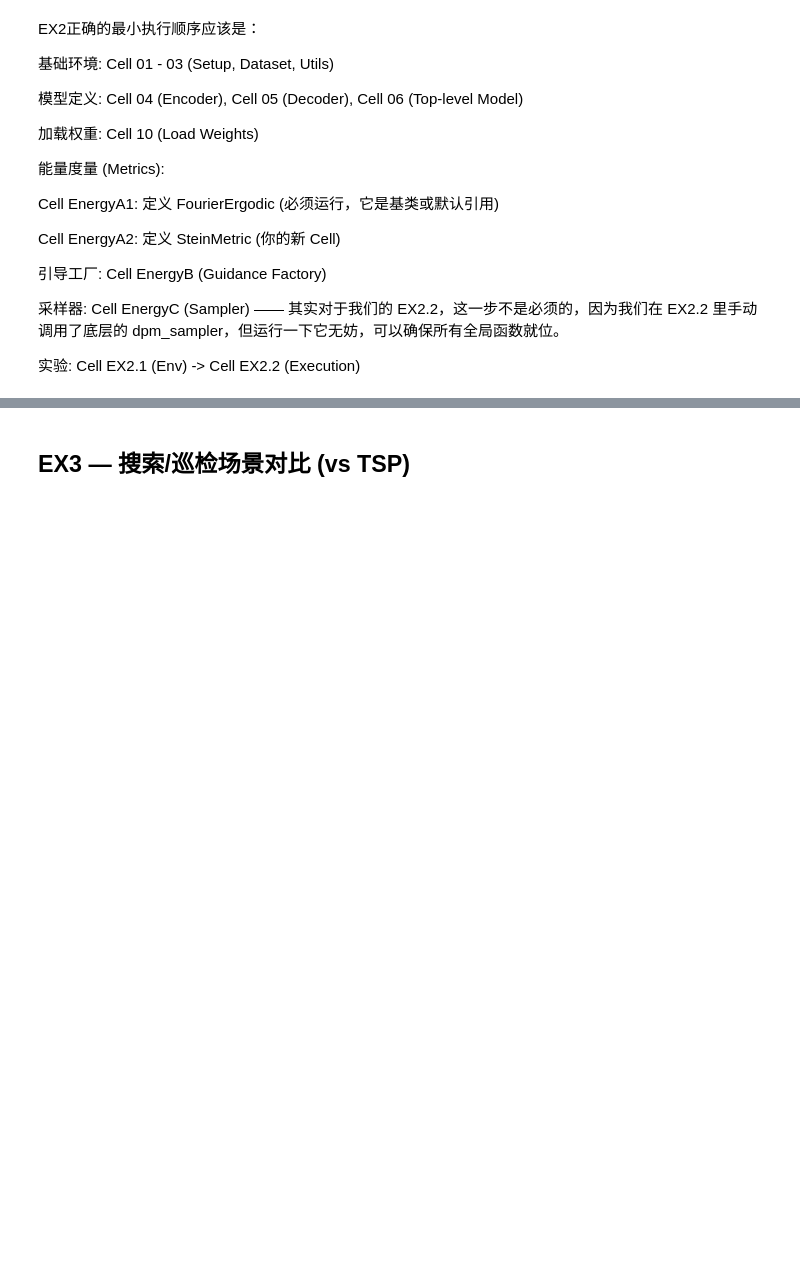
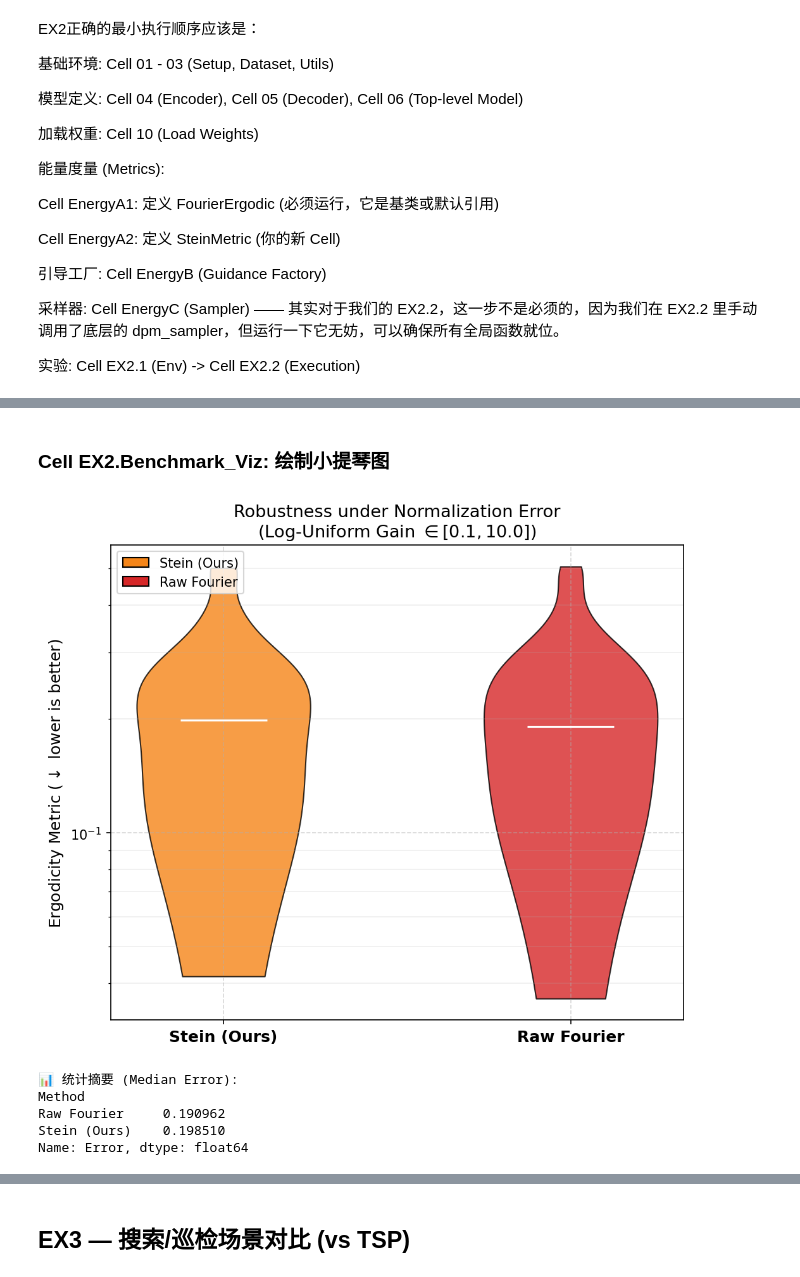
Before and after one commit to Islehecha/Diffusion-Ergodic-wandb, a Jupyter notebook: diffusion_ergodic/diffusion_ergodic energy Transformer.iPynb, the cells around one changed output, grey strips where cells are left out. Cells and saved outputs as stored; diff of their text form; code cells hidden in the pictures; blank space fills up the shorter version.

```diff
--- a/diffusion_ergodic/diffusion_ergodic energy Transformer.iPynb
+++ b/diffusion_ergodic/diffusion_ergodic energy Transformer.iPynb
@@ -5000,0 +4646,58 @@ Original: 101 -> Truncated: 101
+# %% [markdown]
+### Cell EX2.Benchmark_Viz: 绘制小提琴图
+# %%
+# Cell EX2.Benchmark_Viz: 绘制小提琴图
+import matplotlib.pyplot as plt
+import pandas as pd
+from matplotlib.patches import Patch
+
+df = pd.DataFrame(results_benchmark)
+
+# 设置风格
+plt.style.use('default')
+fig, ax = plt.subplots(figsize=(7, 6), dpi=150)
+
+# 准备数据
+data_stein = df[df['Method'] == 'Stein (Ours)']['Error'].values
+data_fourier = df[df['Method'] == 'Raw Fourier']['Error'].values
+
+# 绘制小提琴图
+parts = ax.violinplot([data_stein, data_fourier], showmeans=False, showmedians=True, showextrema=False)
+
+# 自定义颜色
+colors = ['#F58518', '#D62728'] # 橙色, 红色
+for i, pc in enumerate(parts['bodies']):
+    pc.set_facecolor(colors[i])
+    pc.set_edgecolor('black')
+    pc.set_alpha(0.8)
+
+parts['cmedians'].set_color('white')
+parts['cmedians'].set_linewidth(1.5)
+
+# === 关键：设置对数坐标 ===
+ax.set_yscale('log')
+
+# 美化
+ax.set_xticks([1, 2])
+ax.set_xticklabels(['Stein (Ours)', 'Raw Fourier'], fontsize=12, fontweight='bold')
+ax.set_ylabel('Ergodicity Metric ($\downarrow$ lower is better)', fontsize=12)
+ax.set_title('Robustness under Normalization Error\n(Log-Uniform Gain $\in [0.1, 10.0]$)', fontsize=13)
+ax.grid(True, which="both", ls="-", alpha=0.2)
+ax.grid(True, which="major", ls="--", alpha=0.5)
+
+legend_elements = [Patch(facecolor='#F58518', edgecolor='k', label='Stein (Ours)'),
+                   Patch(facecolor='#D62728', edgecolor='k', label='Raw Fourier')]
+ax.legend(handles=legend_elements, loc='upper left')
+
+plt.tight_layout()
+plt.show()
+
+print("\n📊 统计摘要 (Median Error):")
+print(df.groupby('Method')['Error'].median())
+# %% [output]
+[figure, added]
+📊 统计摘要 (Median Error):
+Method
+Raw Fourier     0.190962
+Stein (Ours)    0.198510
+Name: Error, dtype: float64
```
Also changed, not shown: parts of 22 cells of this notebook.
